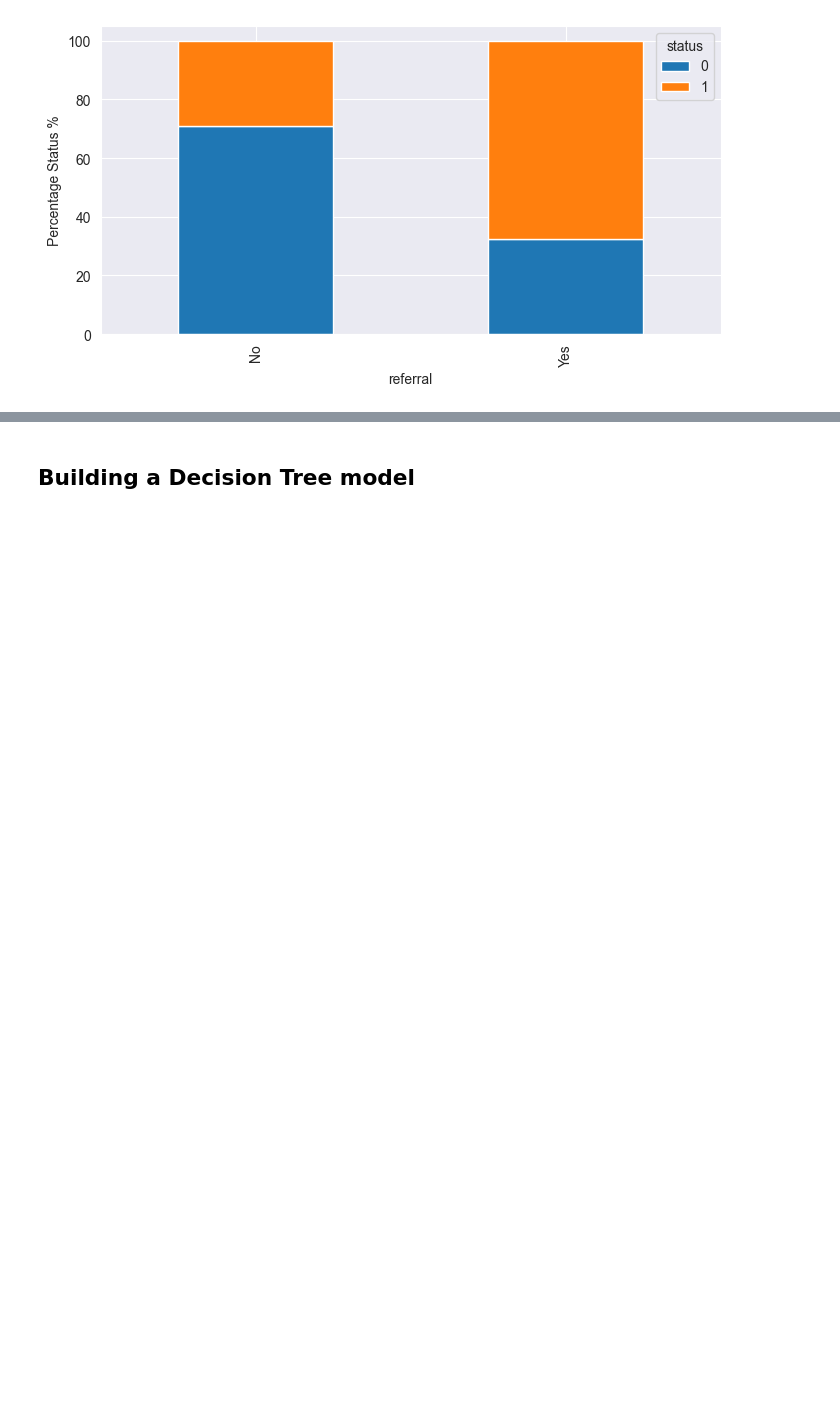
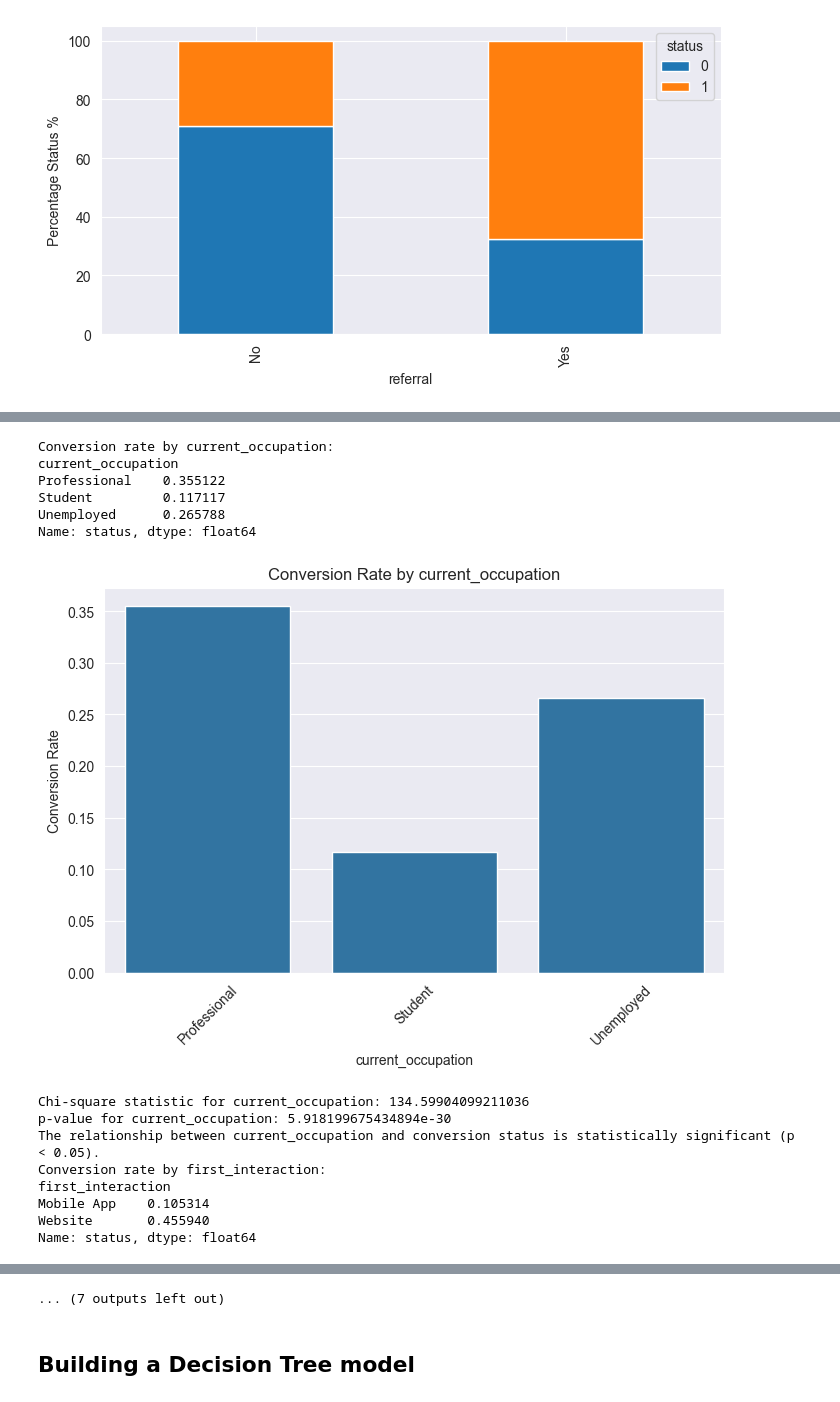
Before and after one commit to thaychansy/classification_and_hypothesis_testing, a Jupyter notebook: potential_customers_prediction.ipynb, the cells around one changed output, grey strips where cells are left out. Saved outputs shown, nothing was run; the diff lists cells and outputs as text; code cells hidden in the pictures; blank space fills up the shorter version.

```diff
--- a/potential_customers_prediction.ipynb
+++ b/potential_customers_prediction.ipynb
@@ -339,0 +370,76 @@ for i in cat_cols:
+# %%
+def analyze_conversion(dataset, column_name, target='status'):
+    """
+    Analyze conversion rates and statistical significance of a given column in relation to conversion status.
+
+    Parameters:
+    - dataset: DataFrame containing the lead data.
+    - column_name: Column name to analyze (e.g., 'current_occupation', 'first_interaction', etc.).
+    - target: Target variable for conversion status (default is 'status').
+
+    Returns:
+    - Summary of conversion rates by the specified column.
+    - Chi-square test result (if applicable).
+    - Bar plot showing conversion rates for each category in the specified column.
+    """
+    # Calculate conversion rates for each category in the specified column
+    conversion_rates = dataset.groupby(column_name)[target].mean()
+    print(f"Conversion rate by {column_name}:")
+    print(conversion_rates)
+    print("\n")
+
+    # Generate bar plot for conversion rates
+    plt.figure(figsize=(8, 5))
+    sns.barplot(x=conversion_rates.index, y=conversion_rates.values)
+    plt.title(f"Conversion Rate by {column_name}")
+    plt.ylabel("Conversion Rate")
+    plt.xlabel(column_name)
+    plt.xticks(rotation=45)
+    plt.show()
+
+    # Perform Chi-Square Test of Independence if the column is categorical
+    if dataset[column_name].dtype == 'object' or len(dataset[column_name].unique()) < 10:
+        contingency_table = pd.crosstab(dataset[column_name], dataset[target])
+        chi2_stat, p_value, dof, expected = chi2_contingency(contingency_table)
+        print(f"Chi-square statistic for {column_name}: {chi2_stat}")
+        print(f"p-value for {column_name}: {p_value}")
+        if p_value < 0.05:
+            print(f"The relationship between {column_name} and conversion status is statistically significant (p < 0.05).")
+        else:
+            print(f"The relationship between {column_name} and conversion status is not statistically significant (p >= 0.05).")
+    else:
+        print(f"Chi-square test not applicable for {column_name} (non-categorical variable or too many unique values).")
+
+# Usage example for each question:
+
+# Question 1: Current occupation affects lead status
+analyze_conversion(extraa_learn_df, 'current_occupation')
+
+# Question 2: First interaction channel impacts lead status
+analyze_conversion(extraa_learn_df, 'first_interaction')
+
+# Question 3: Which way of interaction works best (last_activity)
+analyze_conversion(extraa_learn_df, 'last_activity')
+
+# Question 4: Which channels have the highest lead conversion rate
+for channel in ['print_media_type1', 'print_media_type2', 'digital_media', 'educational_channels', 'referral']:
+    analyze_conversion(extraa_learn_df, channel)
+
+# Question 5: Does having more details about a prospect increase chances of conversion (profile_completed)
+analyze_conversion(extraa_learn_df, 'profile_completed')
+# %% [output]
+Conversion rate by current_occupation:
+current_occupation
+Professional    0.355122
+Student         0.117117
+Unemployed      0.265788
+Name: status, dtype: float64
+[figure, added]
+Chi-square statistic for current_occupation: 134.59904099211036
+p-value for current_occupation: 5.918199675434894e-30
+The relationship between current_occupation and conversion status is statistically significant (p < 0.05).
+Conversion rate by first_interaction:
+first_interaction
+Mobile App    0.105314
+Website       0.455940
+Name: status, dtype: float64
@@ -340,3 +484,4 @@ for i in cat_cols:
+... (7 outputs left out)
 # %% [markdown]
 ## Building a Decision Tree model
 # %%
```
Also changed, not shown: parts of 35 cells of this notebook.
